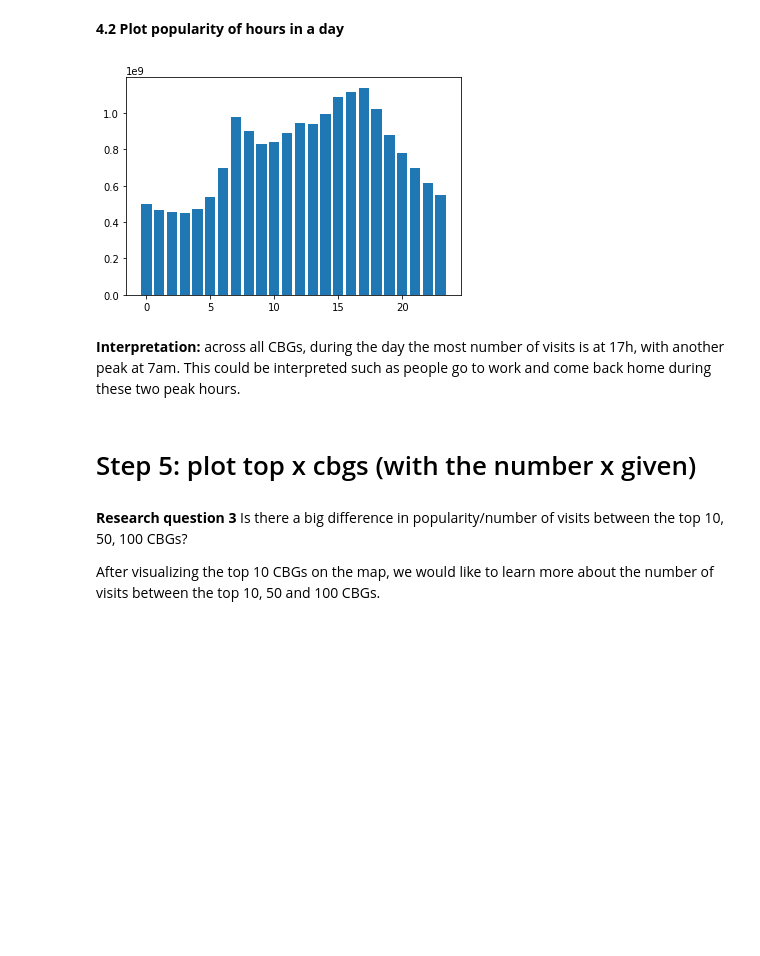
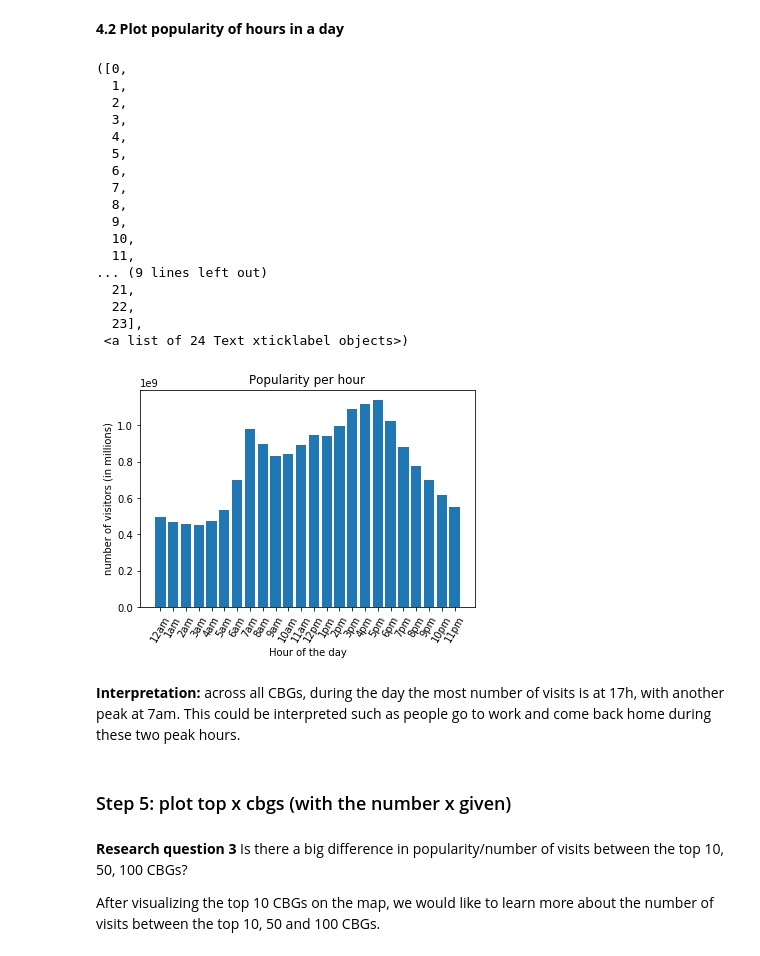
Before and after one commit to Crosita/Capstone-Project-1, a Jupyter notebook: EDA_Capstone_1.ipynb, the cells around one changed output. Saved outputs shown, nothing was run; the diff lists cells and outputs as text; code cells hidden in the pictures; blank space fills up the shorter version.

```diff
--- a/EDA_Capstone_1.ipynb
+++ b/EDA_Capstone_1.ipynb
@@ -266,15 +279,35 @@ plt.show()
 # %%
 #The same logic that was used in the last lines
 hour_sum = common3[hour_list].sum(axis = 0 ,skipna = True).tolist()
-# %%
-plot = plt.bar(range(0,24), height = hour_sum)
-plt.show()
-# %% [output]
-[figure, removed]
+# %%
+plt.bar(hour_list, height = hour_sum)
+plt.xlabel('Hour of the day')
+plt.ylabel('number of visitors (in millions)')
+plt.title('Popularity per hour')
+plt.xticks(rotation=60)
+# %% [output]
+([0,
+  1,
+  2,
+  3,
+  4,
+  5,
+  6,
+  7,
+  8,
+  9,
+  10,
+  11,
+... (9 lines left out)
+  21,
+  22,
+  23],
+ <a list of 24 Text xticklabel objects>)
+[figure, added]
 # %% [markdown]
 <b> Interpretation: </b> across all CBGs, during the day the most number of visits is at 17h, with another peak at 7am. This could be interpreted such as people go to work and come back home during these two peak hours.
 # %% [markdown]
-# Step 5: plot top x cbgs (with the number x given)
+### Step 5: plot top x cbgs (with the number x given)
 # %% [markdown]
 **Research question 3**
 Is there a big difference in popularity/number of visits between the top 10, 50, 100 CBGs?
```
Also changed, not shown: parts of 67 cells of this notebook.
